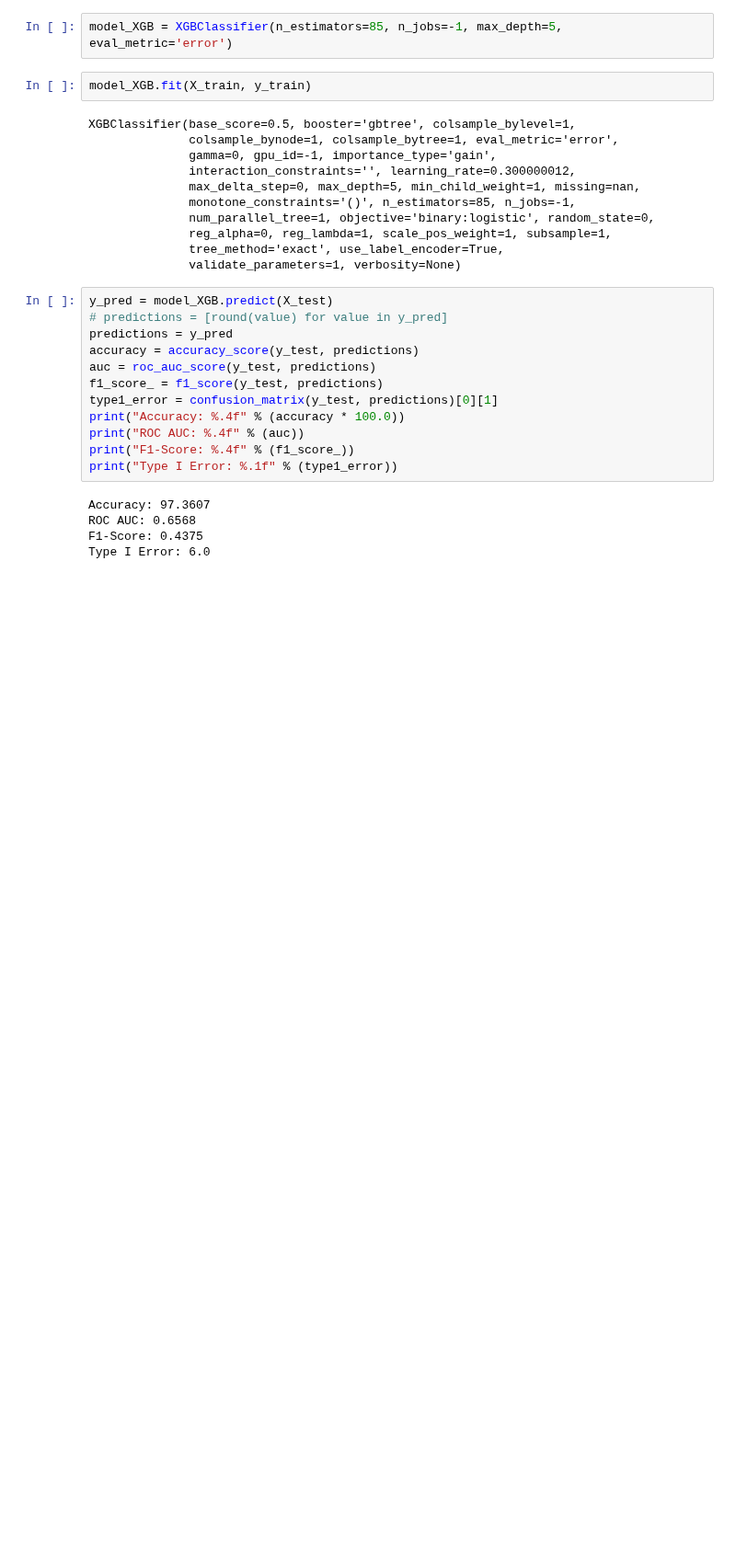
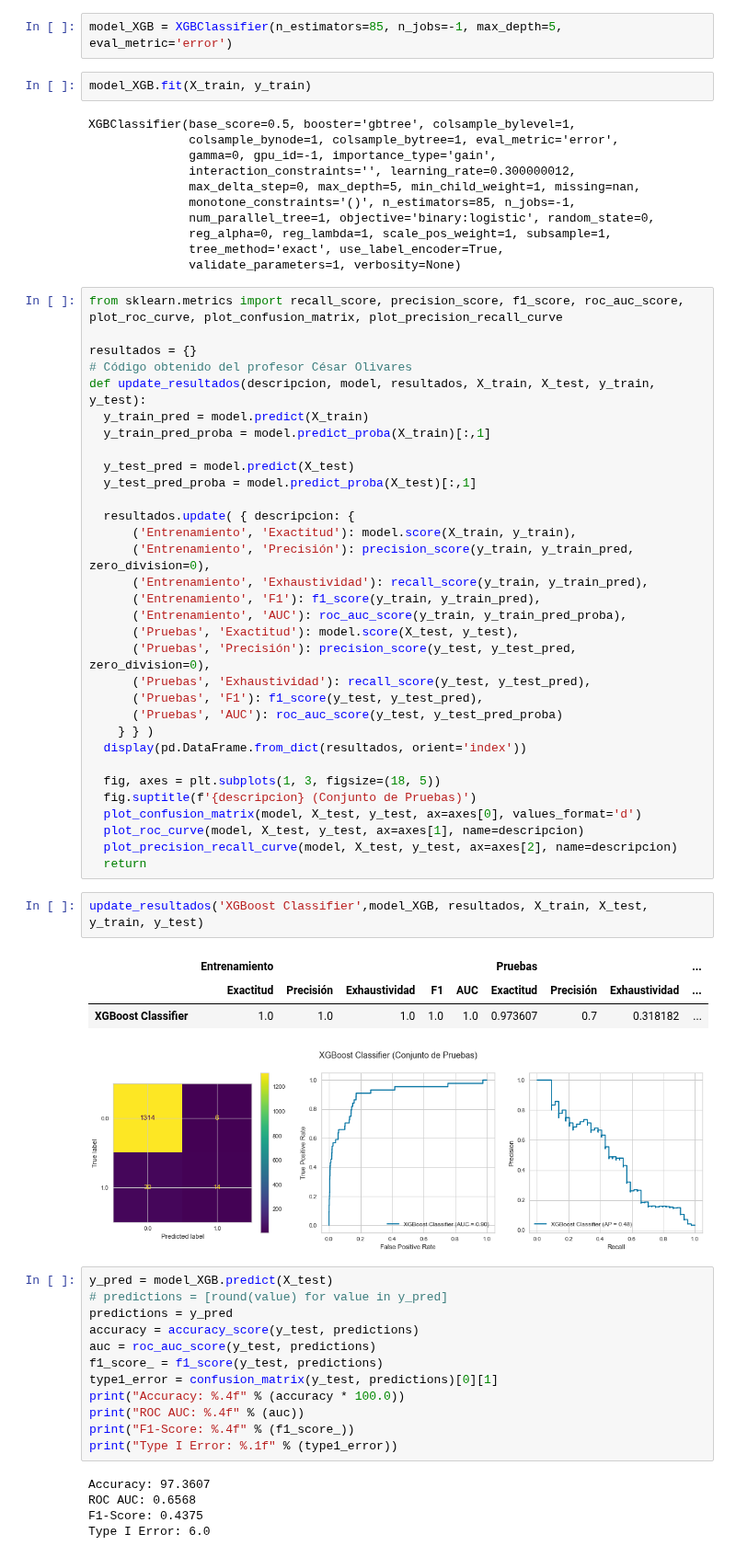
Before and after one commit to Project-ML-PUCP/BankruptcyTaiwan, a Jupyter notebook: 03. Codigo/03.4. Modeling - XGB.ipynb, the cells around one changed output. Shown at 92% size. Saved outputs shown, nothing was run; the diff lists cells and outputs as text; blank space fills up the shorter version.

```diff
--- a/03. Codigo/03.4. Modeling - XGB.ipynb
+++ b/03. Codigo/03.4. Modeling - XGB.ipynb
@@ -192,6 +192,45 @@ XGBClassifier(base_score=0.5, booster='gbtree', colsample_bylevel=1,
               reg_alpha=0, reg_lambda=1, scale_pos_weight=1, subsample=1,
               tree_method='exact', use_label_encoder=True,
               validate_parameters=1, verbosity=None)
+# %%
+from sklearn.metrics import recall_score, precision_score, f1_score, roc_auc_score, plot_roc_curve, plot_confusion_matrix, plot_precision_recall_curve
+
+resultados = {}
+# Código obtenido del profesor César Olivares
+def update_resultados(descripcion, model, resultados, X_train, X_test, y_train, y_test):
+  y_train_pred = model.predict(X_train)
+  y_train_pred_proba = model.predict_proba(X_train)[:,1]
+
+  y_test_pred = model.predict(X_test)
+  y_test_pred_proba = model.predict_proba(X_test)[:,1]
+
+  resultados.update( { descripcion: {
+      ('Entrenamiento', 'Exactitud'): model.score(X_train, y_train),
+      ('Entrenamiento', 'Precisión'): precision_score(y_train, y_train_pred, zero_division=0),
+      ('Entrenamiento', 'Exhaustividad'): recall_score(y_train, y_train_pred),
+      ('Entrenamiento', 'F1'): f1_score(y_train, y_train_pred),
+      ('Entrenamiento', 'AUC'): roc_auc_score(y_train, y_train_pred_proba),
+      ('Pruebas', 'Exactitud'): model.score(X_test, y_test),
+      ('Pruebas', 'Precisión'): precision_score(y_test, y_test_pred, zero_division=0),
+      ('Pruebas', 'Exhaustividad'): recall_score(y_test, y_test_pred),
+      ('Pruebas', 'F1'): f1_score(y_test, y_test_pred),
+      ('Pruebas', 'AUC'): roc_auc_score(y_test, y_test_pred_proba)
+    } } )
+  display(pd.DataFrame.from_dict(resultados, orient='index'))
+
+  fig, axes = plt.subplots(1, 3, figsize=(18, 5))
+  fig.suptitle(f'{descripcion} (Conjunto de Pruebas)')
+  plot_confusion_matrix(model, X_test, y_test, ax=axes[0], values_format='d')
+  plot_roc_curve(model, X_test, y_test, ax=axes[1], name=descripcion)
+  plot_precision_recall_curve(model, X_test, y_test, ax=axes[2], name=descripcion)
+  return
+# %%
+update_resultados('XGBoost Classifier',model_XGB, resultados, X_train, X_test, y_train, y_test)
+# %% [output]
+|  | Entrenamiento |  |  |  |  | Pruebas |  |  | ... |
+|  | Exactitud | Precisión | Exhaustividad | F1 | AUC | Exactitud | Precisión | Exhaustividad | ... |
+| XGBoost Classifier | 1.0 | 1.0 | 1.0 | 1.0 | 1.0 | 0.973607 | 0.7 | 0.318182 | ... |
+[figure, added]
 # %%
 y_pred = model_XGB.predict(X_test)
 # predictions = [round(value) for value in y_pred]
```
